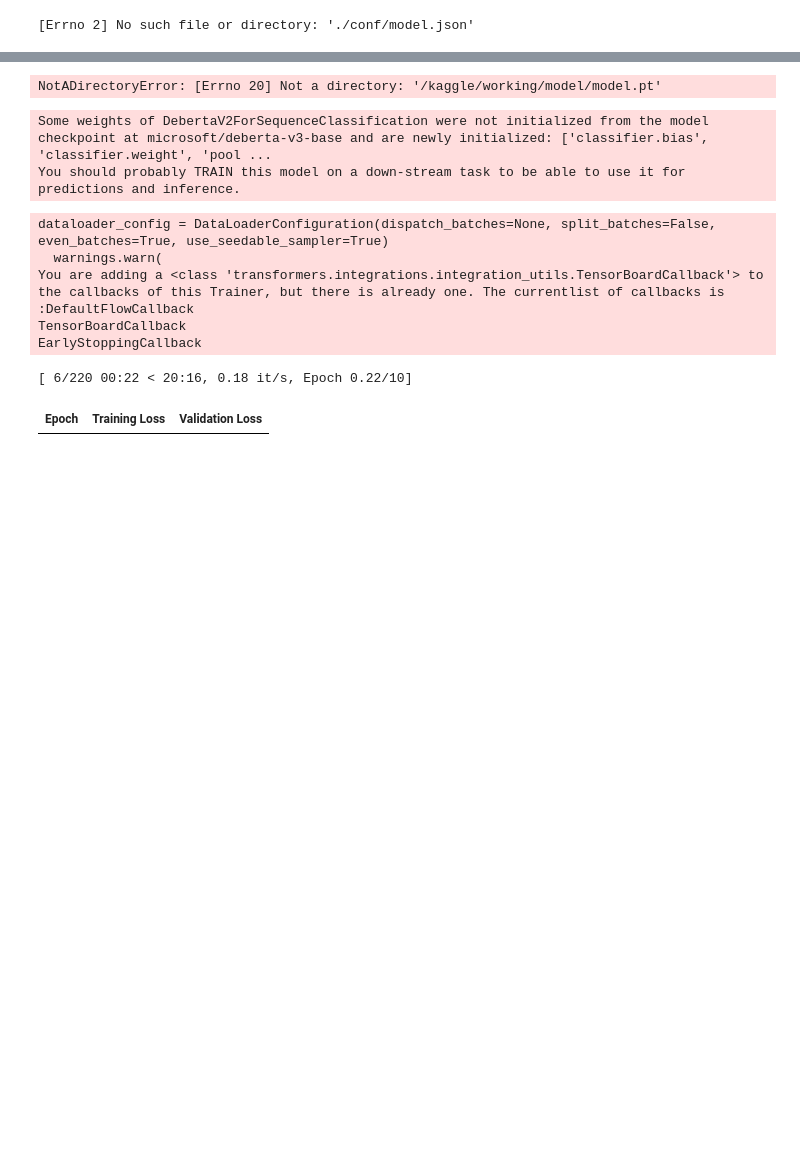
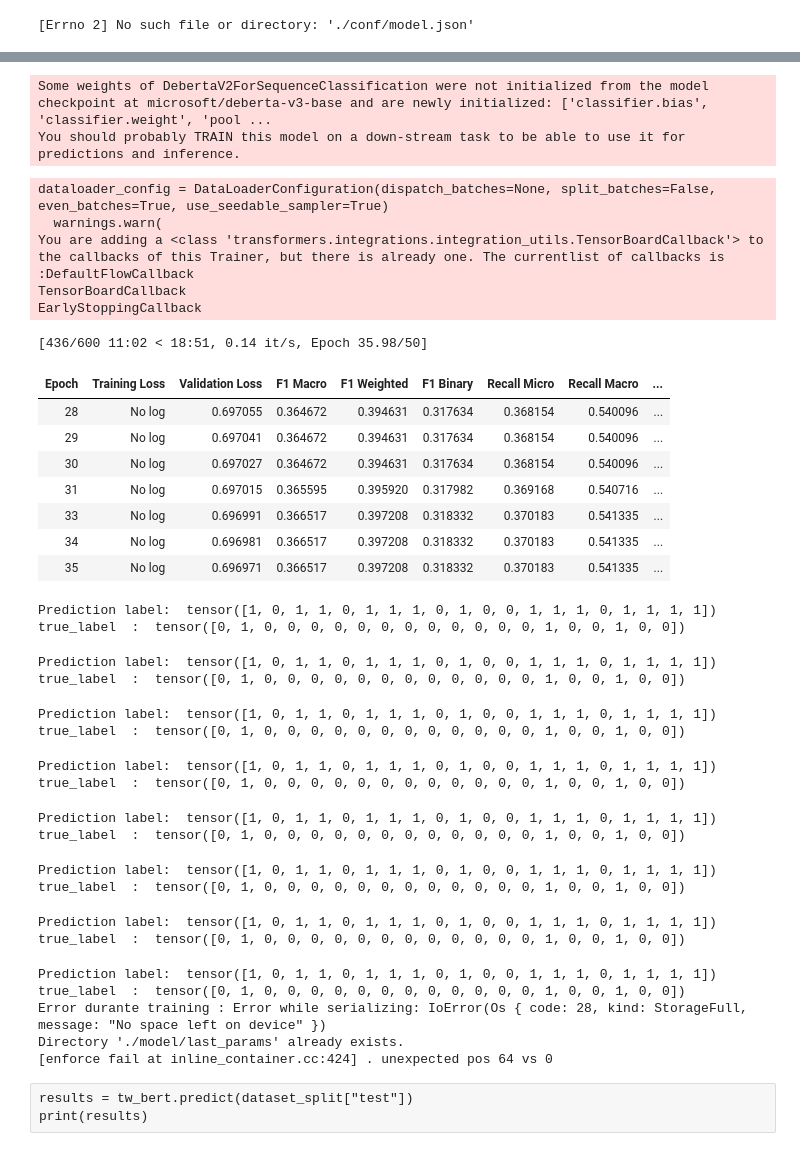
Before and after one commit to kokeitor/Twitter-Mental-Health-Classification, a Jupyter notebook: tw_classification_kaggle.ipynb, the cells around one changed output, grey strips where cells are left out. Saved outputs shown, nothing was run; the diff lists cells and outputs as text; code cells hidden in the pictures; blank space fills up the shorter version.

Commit message:
tqdm and train loop

```diff
--- a/tw_classification_kaggle.ipynb
+++ b/tw_classification_kaggle.ipynb
@@ -155,9 +196,9 @@ def extract_date_components(date_string):
     format_string = "%a %b %d %H:%M:%S %z %Y"
     dt = datetime.strptime(date_string, format_string)
     return pd.Series({
-        'dia': dt.day,
-        'mes': dt.month,
-        'año': dt.year,
+        'dia': str(dt.day),
+        'mes': str(dt.month),
+        'año': str(dt.year),
         'h': dt.hour,
         'min': dt.minute,
         'seg': dt.second,
@@ -741,0 +851,4 @@ DebertaV2TokenizerFast(name_or_path='microsoft/deberta-v3-base', vocab_size=1280
+# %%
+## Probamos a contar con cuantos registros nos quedariamos si quitasemos de los meses que no sean january y dec porque esos meses no tienen la label 1
+df_jan_dec = df[(df["nombre_mes"] == 'January') | (df["nombre_mes"] == 'December')]
+df_jan_dec.shape[0]
@@ -745,7 +867,7 @@ dataset = TwDataset(
                     padding = True,
                     truncate = True,
                     max_position_embeddings = CONFIG_DEBERTA_V3.max_position_embeddings,
-                    df =df,
+                    df =df_jan_dec,
                     text_field_name = 'post_text',
                     label_field_name = 'label',
                     id_field_name = ['post_id']
@@ -1053,8 +1170,8 @@ class BertNet:
             # true_label = torch.argmax(labels, dim=1)
             #print("Prediction label shape: " , pred_label.shape)
             #print("true_label shape : " ,labels.shape)
-            print("Prediction label: " , pred_label[0:10])
-            print("true_label  : " ,labels[0:10])
+            print("Prediction label: " , pred_label[0:20])
+            print("true_label  : " ,labels[0:20])
 
             metric_results = {}
             for m_name, metric in self._metric_obj.items():
@@ -1125,11 +1242,15 @@ class BertNet:
         )
 
 
-    def train(self, dataset: DatasetDict, emergency_save:bool = False, resume_from_checkpoint:bool =False):
+    def train(self, dataset: DatasetDict, emergency_save:bool = False, resume_from_checkpoint:Union[bool,str] =False):
+        """
+        Paarameters:
+            resume_from_checkpoint : bool -> True busca output_dir ultimo check point / ruta str -> del check point a usar
+        """
         self.multiclass_accuracy_none = [] # porque devuelve tensor que no es serializable y da error metodo train
         self.trainer = self._get_trainer(dataset)
         try:
-            self.trainer.train()
+            self.trainer.train(resume_from_checkpoint = resume_from_checkpoint)
         except Exception as e:
             print(f"Error durante training : {e}")
         finally:
@@ -1195,11 +1689,9 @@ def remove_folder_contents(folder):
         except Exception as e:
             print(e)
 
-folder_path = '/kaggle/working/model/'
+folder_path = '/kaggle/working/model/checkpoint/checkpoint-289'
 remove_folder_contents(folder_path)
 os.rmdir(folder_path)
-# %% [output]
-NotADirectoryError: [Errno 20] Not a directory: '/kaggle/working/model/model.pt'
 # %%
 tw_bert = BertNet(
                 model_conf_path = FILE_PATH_CONF,
@@ -1210,19 +1702,49 @@ tw_bert = BertNet(
 Some weights of DebertaV2ForSequenceClassification were not initialized from the model checkpoint at microsoft/deberta-v3-base and are newly initialized: ['classifier.bias', 'classifier.weight', 'pool ...
 You should probably TRAIN this model on a down-stream task to be able to use it for predictions and inference.
 # %%
-CHECK_POINT_PATH = "/kaggle/working/model/checkpoint/checkpoint-135"
+import os
+#os.environ['PYTORCH_CUDA_ALLOC_CONF'] = 'max_split_size_mb:128'
+
+CHECK_POINT_PATH = "/kaggle/working/model/checkpoint/checkpoint-338"
 # CHECK_POINT_PATH = True # carga el ultimo checkpoint en output_dir
+
 tw_bert.train(
                 dataset=dataset_split,
                 emergency_save = True,
                 resume_from_checkpoint = CHECK_POINT_PATH
                 )
 # %% [output]
 dataloader_config = DataLoaderConfiguration(dispatch_batches=None, split_batches=False, even_batches=True, use_seedable_sampler=True)
   warnings.warn(
 You are adding a <class 'transformers.integrations.integration_utils.TensorBoardCallback'> to the callbacks of this Trainer, but there is already one. The currentlist of callbacks is
 :DefaultFlowCallback
 TensorBoardCallback
 EarlyStoppingCallback
-[ 6/220 00:22 < 20:16, 0.18 it/s, Epoch 0.22/10]
+[436/600 11:02 < 18:51, 0.14 it/s, Epoch 35.98/50]
-| Epoch | Training Loss | Validation Loss |
+| Epoch | Training Loss | Validation Loss | F1 Macro | F1 Weighted | F1 Binary | Recall Micro | Recall Macro | ... |
+| 28 | No log | 0.697055 | 0.364672 | 0.394631 | 0.317634 | 0.368154 | 0.540096 | ... |
+| 29 | No log | 0.697041 | 0.364672 | 0.394631 | 0.317634 | 0.368154 | 0.540096 | ... |
+| 30 | No log | 0.697027 | 0.364672 | 0.394631 | 0.317634 | 0.368154 | 0.540096 | ... |
+| 31 | No log | 0.697015 | 0.365595 | 0.395920 | 0.317982 | 0.369168 | 0.540716 | ... |
+| 33 | No log | 0.696991 | 0.366517 | 0.397208 | 0.318332 | 0.370183 | 0.541335 | ... |
+| 34 | No log | 0.696981 | 0.366517 | 0.397208 | 0.318332 | 0.370183 | 0.541335 | ... |
+| 35 | No log | 0.696971 | 0.366517 | 0.397208 | 0.318332 | 0.370183 | 0.541335 | ... |
+Prediction label:  tensor([1, 0, 1, 1, 0, 1, 1, 1, 0, 1, 0, 0, 1, 1, 1, 0, 1, 1, 1, 1])
+true_label  :  tensor([0, 1, 0, 0, 0, 0, 0, 0, 0, 0, 0, 0, 0, 0, 1, 0, 0, 1, 0, 0])
+Prediction label:  tensor([1, 0, 1, 1, 0, 1, 1, 1, 0, 1, 0, 0, 1, 1, 1, 0, 1, 1, 1, 1])
+true_label  :  tensor([0, 1, 0, 0, 0, 0, 0, 0, 0, 0, 0, 0, 0, 0, 1, 0, 0, 1, 0, 0])
+Prediction label:  tensor([1, 0, 1, 1, 0, 1, 1, 1, 0, 1, 0, 0, 1, 1, 1, 0, 1, 1, 1, 1])
+true_label  :  tensor([0, 1, 0, 0, 0, 0, 0, 0, 0, 0, 0, 0, 0, 0, 1, 0, 0, 1, 0, 0])
+Prediction label:  tensor([1, 0, 1, 1, 0, 1, 1, 1, 0, 1, 0, 0, 1, 1, 1, 0, 1, 1, 1, 1])
+true_label  :  tensor([0, 1, 0, 0, 0, 0, 0, 0, 0, 0, 0, 0, 0, 0, 1, 0, 0, 1, 0, 0])
+Prediction label:  tensor([1, 0, 1, 1, 0, 1, 1, 1, 0, 1, 0, 0, 1, 1, 1, 0, 1, 1, 1, 1])
+true_label  :  tensor([0, 1, 0, 0, 0, 0, 0, 0, 0, 0, 0, 0, 0, 0, 1, 0, 0, 1, 0, 0])
+Prediction label:  tensor([1, 0, 1, 1, 0, 1, 1, 1, 0, 1, 0, 0, 1, 1, 1, 0, 1, 1, 1, 1])
+true_label  :  tensor([0, 1, 0, 0, 0, 0, 0, 0, 0, 0, 0, 0, 0, 0, 1, 0, 0, 1, 0, 0])
+Prediction label:  tensor([1, 0, 1, 1, 0, 1, 1, 1, 0, 1, 0, 0, 1, 1, 1, 0, 1, 1, 1, 1])
+true_label  :  tensor([0, 1, 0, 0, 0, 0, 0, 0, 0, 0, 0, 0, 0, 0, 1, 0, 0, 1, 0, 0])
+Prediction label:  tensor([1, 0, 1, 1, 0, 1, 1, 1, 0, 1, 0, 0, 1, 1, 1, 0, 1, 1, 1, 1])
+true_label  :  tensor([0, 1, 0, 0, 0, 0, 0, 0, 0, 0, 0, 0, 0, 0, 1, 0, 0, 1, 0, 0])
+Error durante training : Error while serializing: IoError(Os { code: 28, kind: StorageFull, message: "No space left on device" })
+Directory './model/last_params' already exists.
+[enforce fail at inline_container.cc:424] . unexpected pos 64 vs 0
@@ -1231,0 +1751,3 @@ print(results)
+# %% [raw]
+results = tw_bert.predict(dataset_split["test"])
+print(results)
```
Also changed, not shown: parts of 55 cells of this notebook, 1 other file.
